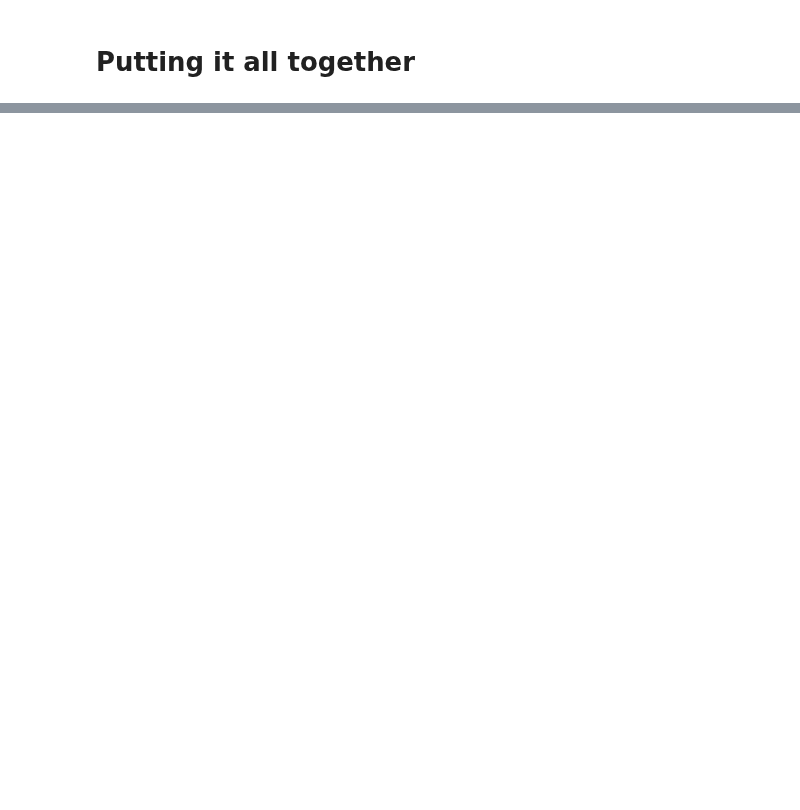
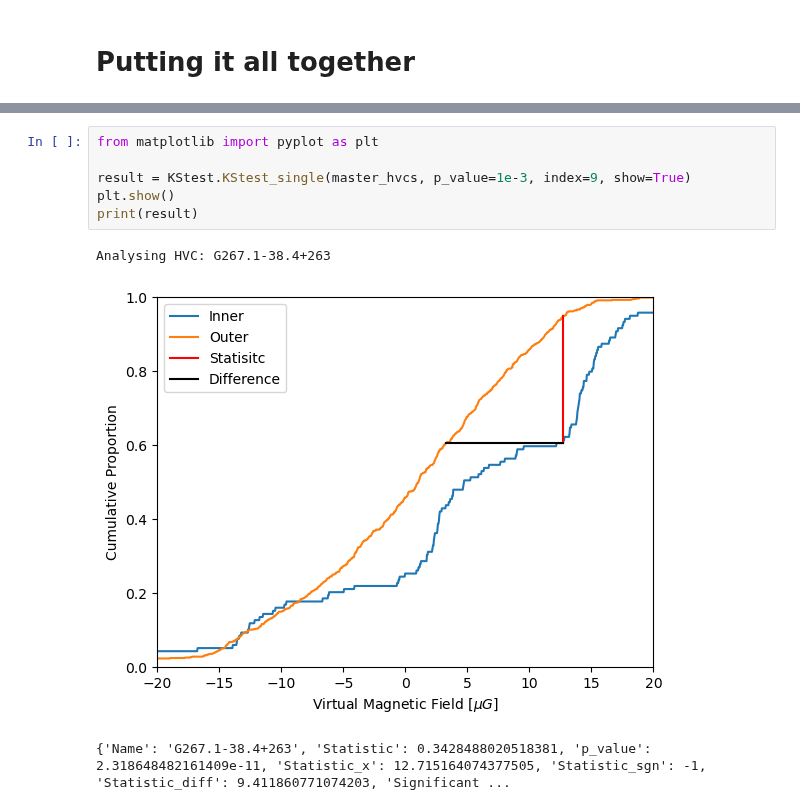
Before and after one commit to Olivex727/hvc-magnetic-honours-programs, a Jupyter notebook: synthesis/KStest.ipynb, the cells around one changed output, grey strips where cells are left out. Saved outputs shown, nothing was run; the diff lists cells and outputs as text; blank space fills up the shorter version.

```diff
--- a/synthesis/KStest.ipynb
+++ b/synthesis/KStest.ipynb
@@ -247,0 +355,10 @@ Table length=15
+# %%
+from matplotlib import pyplot as plt
+
+result = KStest.KStest_single(master_hvcs, p_value=1e-3, index=9, show=True)
+plt.show()
+print(result)
+# %% [output]
+Analysing HVC: G267.1-38.4+263
+[figure, added]
+{'Name': 'G267.1-38.4+263', 'Statistic': 0.3428488020518381, 'p_value': 2.318648482161409e-11, 'Statistic_x': 12.715164074377505, 'Statistic_sgn': -1, 'Statistic_diff': 9.411860771074203, 'Significant ...
```
Also changed, not shown: parts of 5 cells of this notebook, 3 other files.
